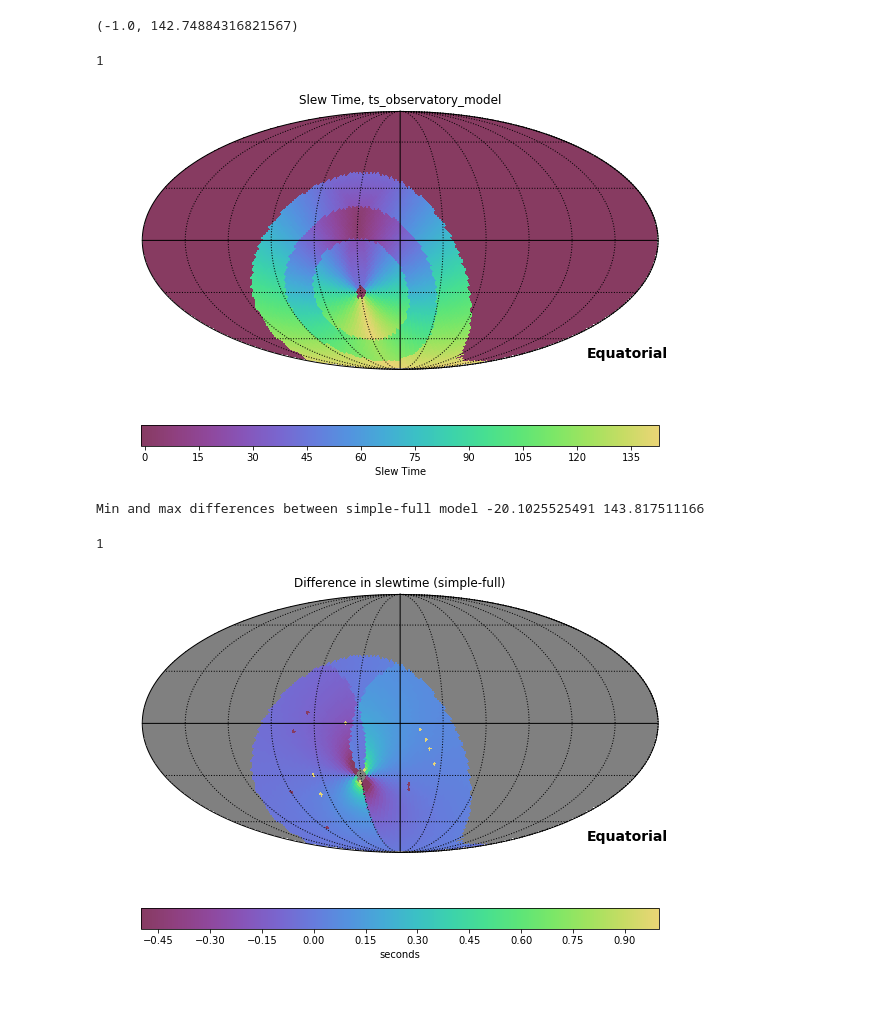
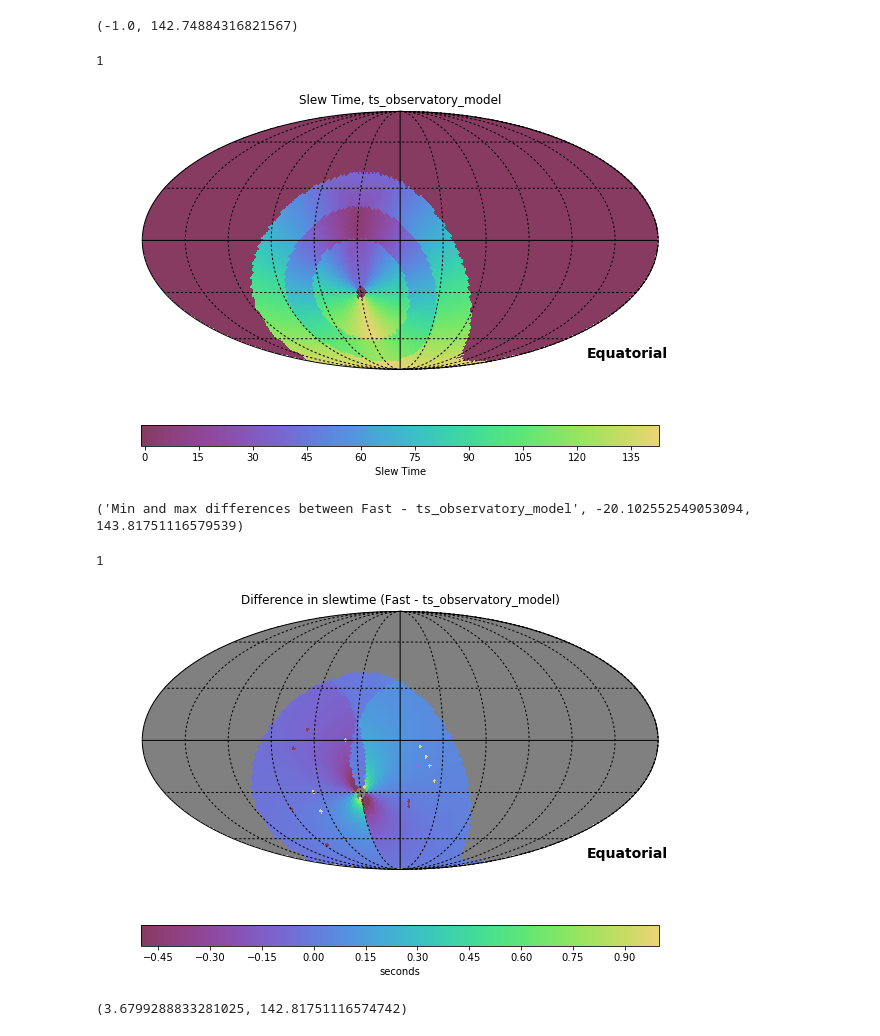
Before and after one commit to rhiannonlynne/notebooks, a Jupyter notebook: Slew Time Comparison.ipynb, the cells around one changed output. Saved outputs shown, nothing was run; the diff lists cells and outputs as text; code cells hidden in the pictures; blank space fills up the shorter version.

```diff
--- a/Slew Time Comparison.ipynb
+++ b/Slew Time Comparison.ipynb
@@ -353,7 +354,7 @@ t=1640995163.0 ra=29.881 dec=10.000 ang=0.000 filter=g track=False alt=49.756 az
 # %%
 slewT = np.zeros(len(ra), float)
 for i in range(len(slewT)):
-    target = Target(band_filter='g', ra_rad=ra[i], dec_rad=dec[i], exp_times=[15.0, 15.0])
+    target = Target(band_filter='g', ra_rad=ra[i], dec_rad=dec[i], num_exp=2, exp_times=[15.0, 15.0])
     slewT[i] = observatoryModel.get_slew_delay(target)
 slewT.min(), slewT.max()
 # %% [output]
@@ -364,16 +365,17 @@ plotDict = {'figsize':(10, 6), 'title': 'Slew Time, ts_observatory_model', 'xlab
 plots.HealpixSkyMap()(val, s, plotDict)
 # %% [output]
 1
-[figure, old version]
+[figure, new version]
 # %%
 newmask = np.where(slewT<=0, True, False)
 diff = slewtime - slewT
-print('Min and max differences between simple-full model', diff.min(), diff.max())
+print('Min and max differences between Fast - ts_observatory_model', diff.min(), diff.max())
 val = ma.MaskedArray(data=diff, mask=newmask)
-plotDict = {'figsize':(10, 6), 'title': 'Difference in slewtime (simple-full)', 'xlabel': 'seconds',
+plotDict = {'figsize':(10, 6), 'title': 'Difference in slewtime (Fast - ts_observatory_model)',
+            'xlabel': 'seconds',
             'colorMin':-.5, 'colorMax':1}
 plots.HealpixSkyMap()(val, s, plotDict)
 # %% [output]
-Min and max differences between simple-full model -20.1025525491 143.817511166
+('Min and max differences between Fast - ts_observatory_model', -20.102552549053094, 143.81751116579539)
 1
-[figure, old version]
+[figure, new version]
@@ -379,0 +417,8 @@ Min and max differences between simple-full model -20.1025525491 143.817511166
+# %%
+slewT2 = np.zeros(len(ra), float)
+for i in range(len(slewT2)):
+    slewT2[i] = opsimSlewTime(model, alt1=np.degrees(telAlt), az1=np.degrees(telAz),
+                              alt2=np.degrees(alt[i]), az2=np.degrees(az[i]), rot1=None, rot2=None)
+slewT2.min(), slewT2.max()
+# %% [output]
+(3.6799288833281025, 142.81751116574742)
```
Also changed, not shown: parts of 10 cells of this notebook.
